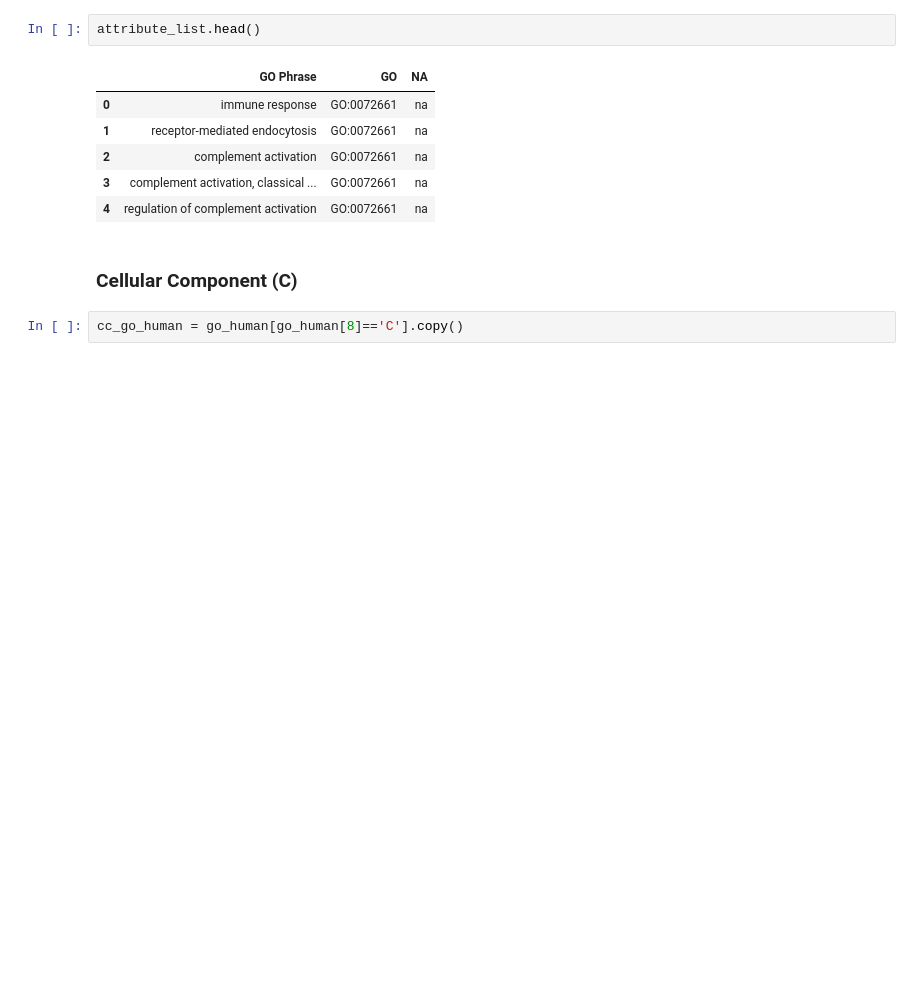
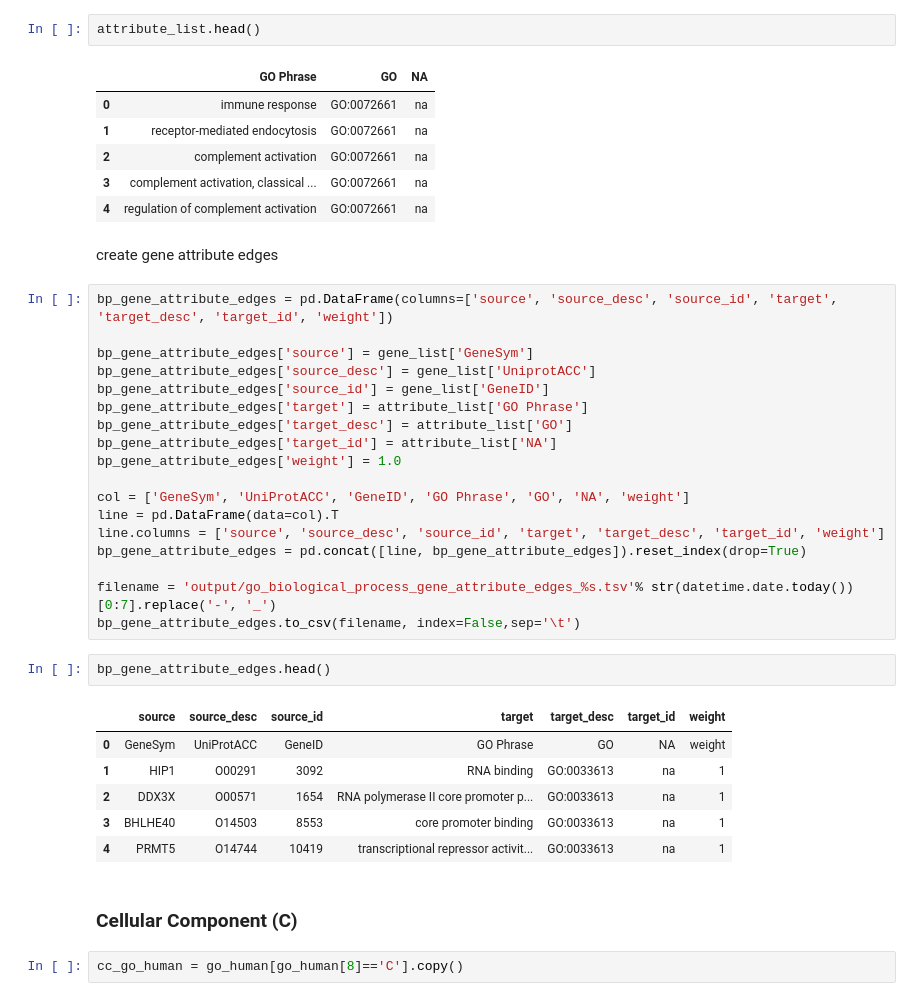
Before and after one commit to MaayanLab/HarmonizomePythonScripts, a Jupyter notebook: GO/GO.ipynb, the cells around one changed output. Drawn from its saved outputs; the diff is of its cells as text; blank space fills up the shorter version.

```diff
--- a/GO/GO.ipynb
+++ b/GO/GO.ipynb
@@ -348,6 +348,35 @@ attribute_list.head()
 | 2 | complement activation | GO:0072661 | na |
 | 3 | complement activation, classical ... | GO:0072661 | na |
 | 4 | regulation of complement activation | GO:0072661 | na |
+# %% [markdown]
+create gene attribute edges
+# %%
+bp_gene_attribute_edges = pd.DataFrame(columns=['source', 'source_desc', 'source_id', 'target', 'target_desc', 'target_id', 'weight'])
+
+bp_gene_attribute_edges['source'] = gene_list['GeneSym']
+bp_gene_attribute_edges['source_desc'] = gene_list['UniprotACC']
+bp_gene_attribute_edges['source_id'] = gene_list['GeneID']
+bp_gene_attribute_edges['target'] = attribute_list['GO Phrase']
+bp_gene_attribute_edges['target_desc'] = attribute_list['GO']
+bp_gene_attribute_edges['target_id'] = attribute_list['NA']
+bp_gene_attribute_edges['weight'] = 1.0
+
+col = ['GeneSym', 'UniProtACC', 'GeneID', 'GO Phrase', 'GO', 'NA', 'weight']
+line = pd.DataFrame(data=col).T
+line.columns = ['source', 'source_desc', 'source_id', 'target', 'target_desc', 'target_id', 'weight']
+bp_gene_attribute_edges = pd.concat([line, bp_gene_attribute_edges]).reset_index(drop=True)
+
+filename = 'output/go_biological_process_gene_attribute_edges_%s.tsv'% str(datetime.date.today())[0:7].replace('-', '_')
+bp_gene_attribute_edges.to_csv(filename, index=False,sep='\t')
+# %%
+bp_gene_attribute_edges.head()
+# %% [output]
+|  | source | source_desc | source_id | target | target_desc | target_id | weight |
+| 0 | GeneSym | UniProtACC | GeneID | GO Phrase | GO | NA | weight |
+| 1 | HIP1 | O00291 | 3092 | RNA binding | GO:0033613 | na | 1 |
+| 2 | DDX3X | O00571 | 1654 | RNA polymerase II core promoter p... | GO:0033613 | na | 1 |
+| 3 | BHLHE40 | O14503 | 8553 | core promoter binding | GO:0033613 | na | 1 |
+| 4 | PRMT5 | O14744 | 10419 | transcriptional repressor activit... | GO:0033613 | na | 1 |
 # %% [markdown]
 ### Cellular Component (C)
 # %%
```
Also changed, not shown: parts of 4 cells of this notebook.
